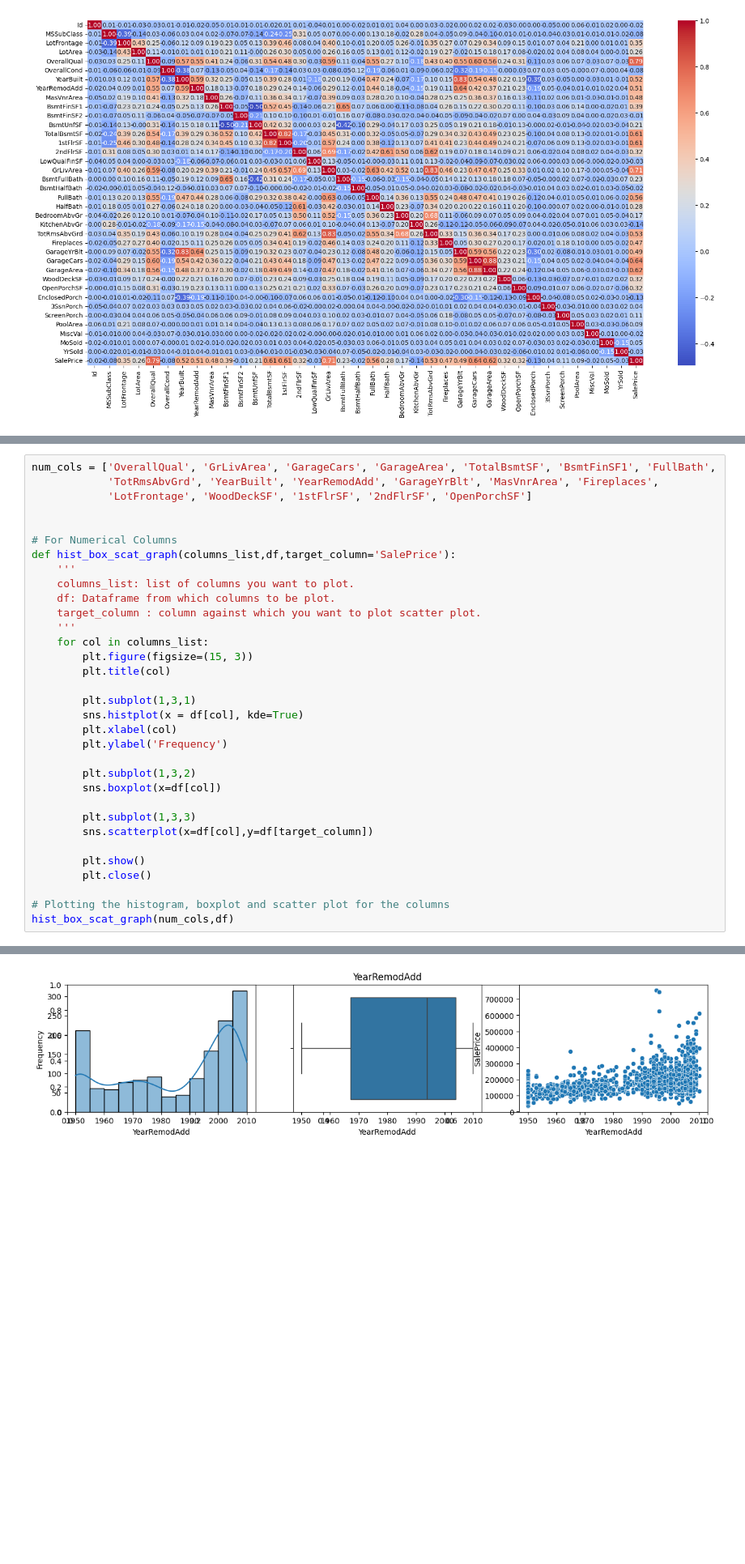
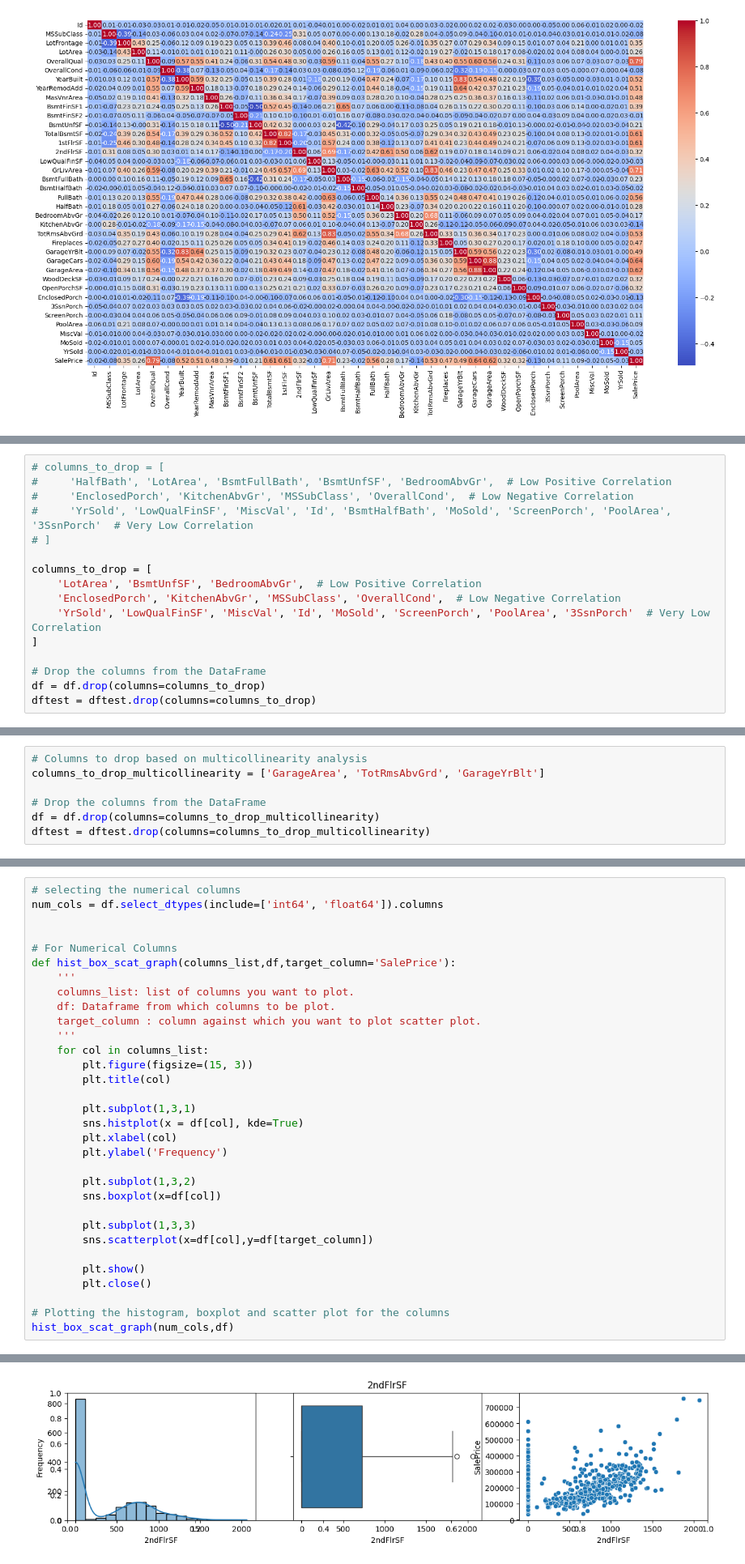
Before and after one commit to CarlosMEbratt/House-Prices---Advanced-Regression, a Jupyter notebook: main.ipynb, the cells around one changed output, grey strips where cells are left out. Shown at 81% size. Saved outputs shown, nothing was run; the diff lists cells and outputs as text; blank space fills up the shorter version.

```diff
--- a/main.ipynb
+++ b/main.ipynb
@@ -415,0 +431,16 @@ Some columns that are not strongly related to the target variable might be less
+# %%
+# columns_to_drop = [
+#     'HalfBath', 'LotArea', 'BsmtFullBath', 'BsmtUnfSF', 'BedroomAbvGr',  # Low Positive Correlation
+#     'EnclosedPorch', 'KitchenAbvGr', 'MSSubClass', 'OverallCond',  # Low Negative Correlation
+#     'YrSold', 'LowQualFinSF', 'MiscVal', 'Id', 'BsmtHalfBath', 'MoSold', 'ScreenPorch', 'PoolArea', '3SsnPorch'  # Very Low Correlation
+# ]
+
+columns_to_drop = [
+    'LotArea', 'BsmtUnfSF', 'BedroomAbvGr',  # Low Positive Correlation
+    'EnclosedPorch', 'KitchenAbvGr', 'MSSubClass', 'OverallCond',  # Low Negative Correlation
+    'YrSold', 'LowQualFinSF', 'MiscVal', 'Id', 'MoSold', 'ScreenPorch', 'PoolArea', '3SsnPorch'  # Very Low Correlation
+]
+
+# Drop the columns from the DataFrame
+df = df.drop(columns=columns_to_drop)
+dftest = dftest.drop(columns=columns_to_drop)
@@ -437,0 +470,7 @@ plt.show()
+# %%
+# Columns to drop based on multicollinearity analysis
+columns_to_drop_multicollinearity = ['GarageArea', 'TotRmsAbvGrd', 'GarageYrBlt']
+
+# Drop the columns from the DataFrame
+df = df.drop(columns=columns_to_drop_multicollinearity)
+dftest = dftest.drop(columns=columns_to_drop_multicollinearity)
@@ -438,7 +484,6 @@ plt.show()
 # %%
-num_cols = ['OverallQual', 'GrLivArea', 'GarageCars', 'GarageArea', 'TotalBsmtSF', 'BsmtFinSF1', 'FullBath',
-            'TotRmsAbvGrd', 'YearBuilt', 'YearRemodAdd', 'GarageYrBlt', 'MasVnrArea', 'Fireplaces',
-            'LotFrontage', 'WoodDeckSF', '1stFlrSF', '2ndFlrSF', 'OpenPorchSF']
+# selecting the numerical columns
+num_cols = df.select_dtypes(include=['int64', 'float64']).columns
 
 
 # For Numerical Columns
@@ -481 +526 @@ hist_box_scat_graph(num_cols,df)
-[figure, old version]
+[figure, new version]
```
Also changed, not shown: parts of 19 cells of this notebook.
